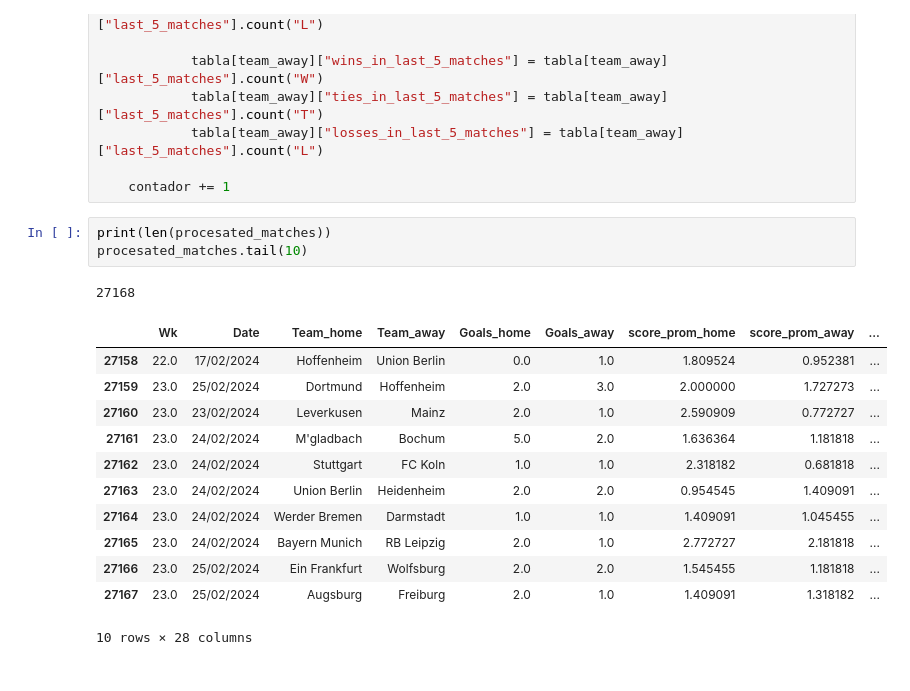
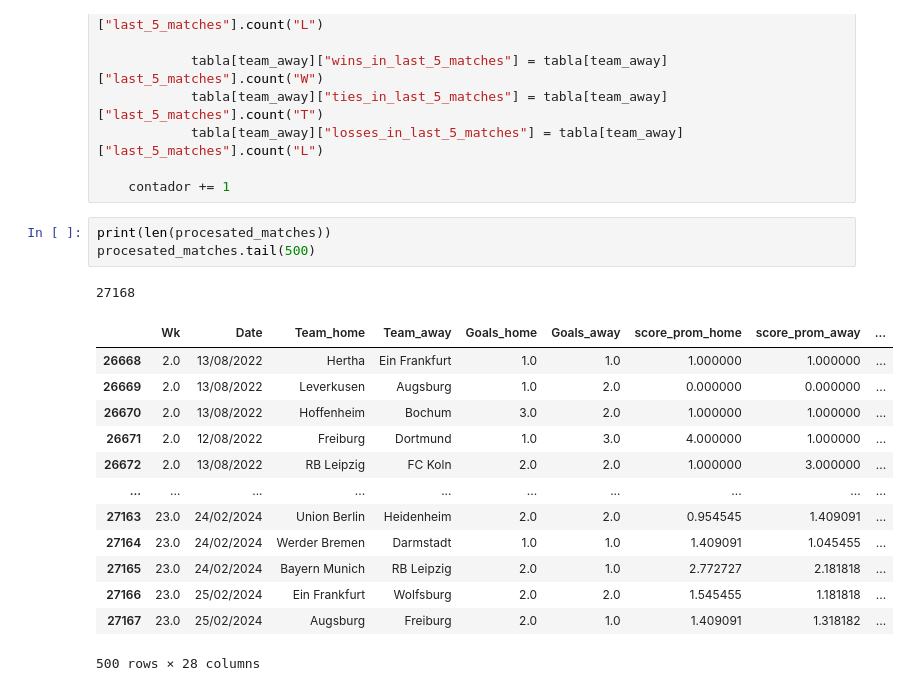
Before and after one commit to gustfernandez/iPre-resultados-deportivos, a Jupyter notebook: Ligas_resultados_historicos.ipynb, the cells around one changed output. Drawn from its saved outputs; the diff is of its cells as text.

```diff
--- a/Ligas_resultados_historicos.ipynb
+++ b/Ligas_resultados_historicos.ipynb
@@ -384,18 +396,19 @@ for dfs_seasons in leagues:
     contador += 1
 # %%
 print(len(procesated_matches))
-procesated_matches.tail(10)
+procesated_matches.tail(500)
 # %% [output]
 27168
 |  | Wk | Date | Team_home | Team_away | Goals_home | Goals_away | score_prom_home | score_prom_away | ... |
-| 27158 | 22.0 | 17/02/2024 | Hoffenheim | Union Berlin | 0.0 | 1.0 | 1.809524 | 0.952381 | ... |
-| 27159 | 23.0 | 25/02/2024 | Dortmund | Hoffenheim | 2.0 | 3.0 | 2.000000 | 1.727273 | ... |
-| 27160 | 23.0 | 23/02/2024 | Leverkusen | Mainz | 2.0 | 1.0 | 2.590909 | 0.772727 | ... |
-| 27161 | 23.0 | 24/02/2024 | M'gladbach | Bochum | 5.0 | 2.0 | 1.636364 | 1.181818 | ... |
-| 27162 | 23.0 | 24/02/2024 | Stuttgart | FC Koln | 1.0 | 1.0 | 2.318182 | 0.681818 | ... |
+| 26668 | 2.0 | 13/08/2022 | Hertha | Ein Frankfurt | 1.0 | 1.0 | 1.000000 | 1.000000 | ... |
+| 26669 | 2.0 | 13/08/2022 | Leverkusen | Augsburg | 1.0 | 2.0 | 0.000000 | 0.000000 | ... |
+| 26670 | 2.0 | 13/08/2022 | Hoffenheim | Bochum | 3.0 | 2.0 | 1.000000 | 1.000000 | ... |
+| 26671 | 2.0 | 12/08/2022 | Freiburg | Dortmund | 1.0 | 3.0 | 4.000000 | 1.000000 | ... |
+| 26672 | 2.0 | 13/08/2022 | RB Leipzig | FC Koln | 2.0 | 2.0 | 1.000000 | 3.000000 | ... |
+| ... | ... | ... | ... | ... | ... | ... | ... | ... | ... |
 | 27163 | 23.0 | 24/02/2024 | Union Berlin | Heidenheim | 2.0 | 2.0 | 0.954545 | 1.409091 | ... |
 | 27164 | 23.0 | 24/02/2024 | Werder Bremen | Darmstadt | 1.0 | 1.0 | 1.409091 | 1.045455 | ... |
 | 27165 | 23.0 | 24/02/2024 | Bayern Munich | RB Leipzig | 2.0 | 1.0 | 2.772727 | 2.181818 | ... |
 | 27166 | 23.0 | 25/02/2024 | Ein Frankfurt | Wolfsburg | 2.0 | 2.0 | 1.545455 | 1.181818 | ... |
 | 27167 | 23.0 | 25/02/2024 | Augsburg | Freiburg | 2.0 | 1.0 | 1.409091 | 1.318182 | ... |
-10 rows × 28 columns
+500 rows × 28 columns
```
Also changed, not shown: parts of 12 cells of this notebook, 1 other file.
